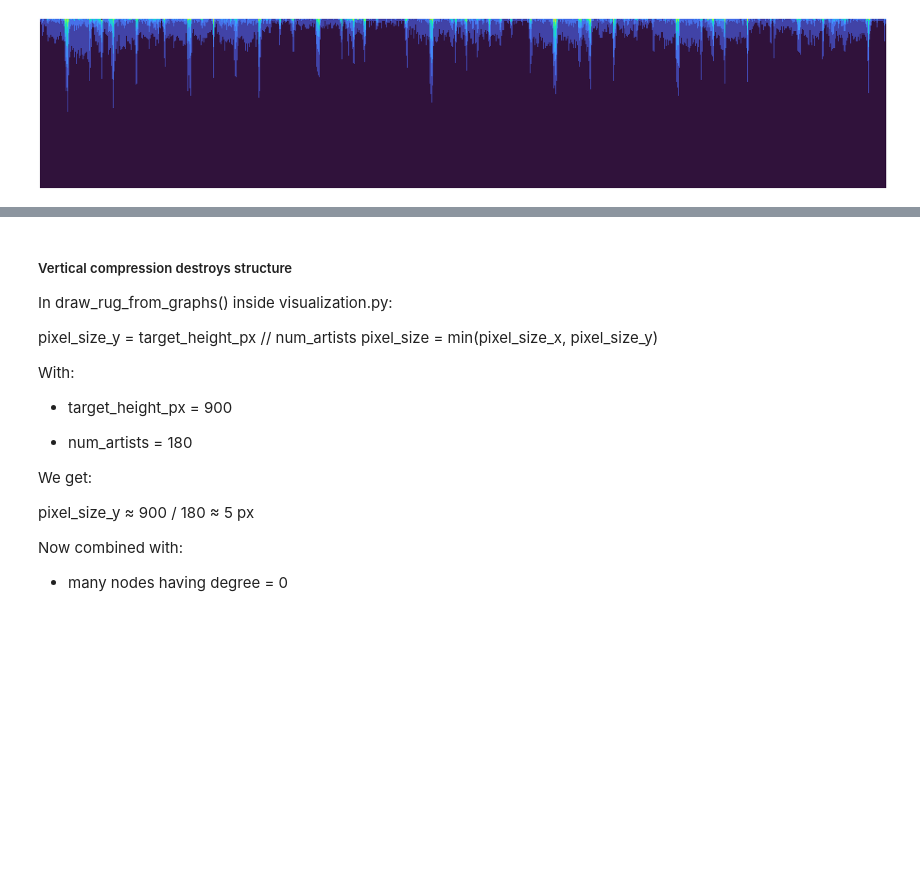
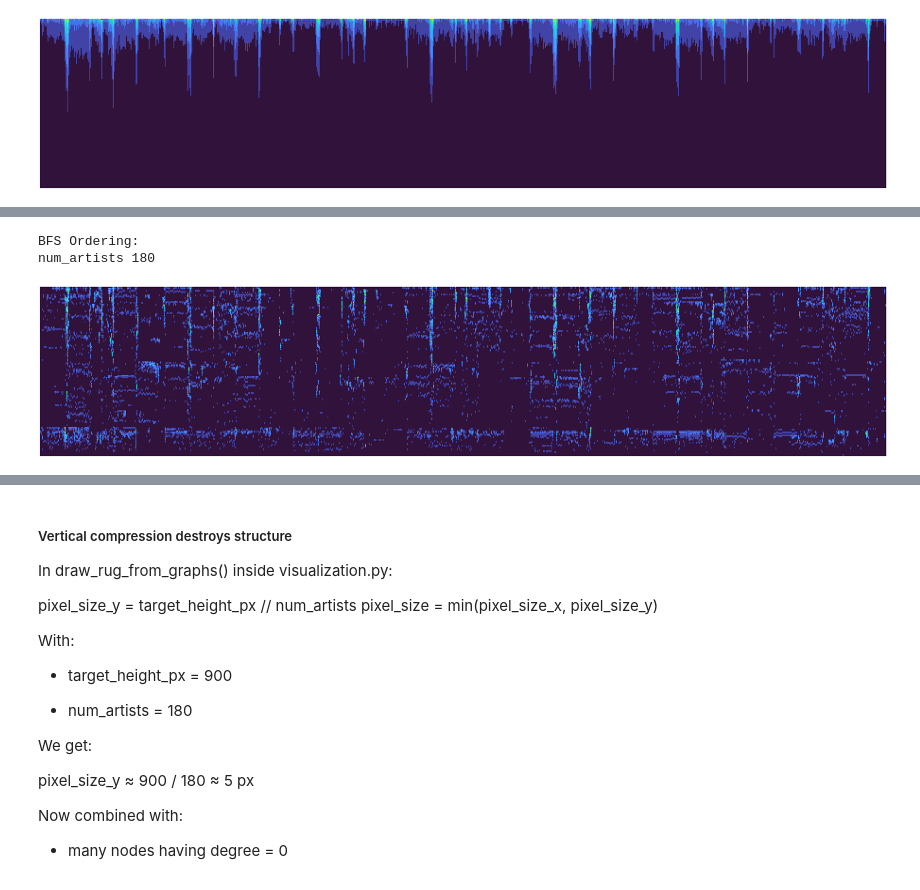
Before and after one commit to mibar3/NetworkRugs, a Jupyter notebook: contact_pattern.ipynb, the cells around one changed output, grey strips where cells are left out. Saved outputs shown, nothing was run; the diff lists cells and outputs as text; code cells hidden in the pictures; blank space fills up the shorter version.

```diff
--- a/contact_pattern.ipynb
+++ b/contact_pattern.ipynb
@@ -796,0 +820,15 @@ num_artists 180
+# %%
+from ba_utils.orderings import get_BFS_ordering
+bfs_ordering = get_BFS_ordering(graphs)
+
+print("BFS Ordering:")
+draw_rug_from_graphs(
+    graphs_data=graphs,
+    ordering=bfs_ordering,
+    color_encoding="degree",
+    pixel_size=6
+)
+# %% [output]
+BFS Ordering:
+num_artists 180
+[figure, added]
```
Also changed, not shown: parts of 11 cells of this notebook, 1 other file.
